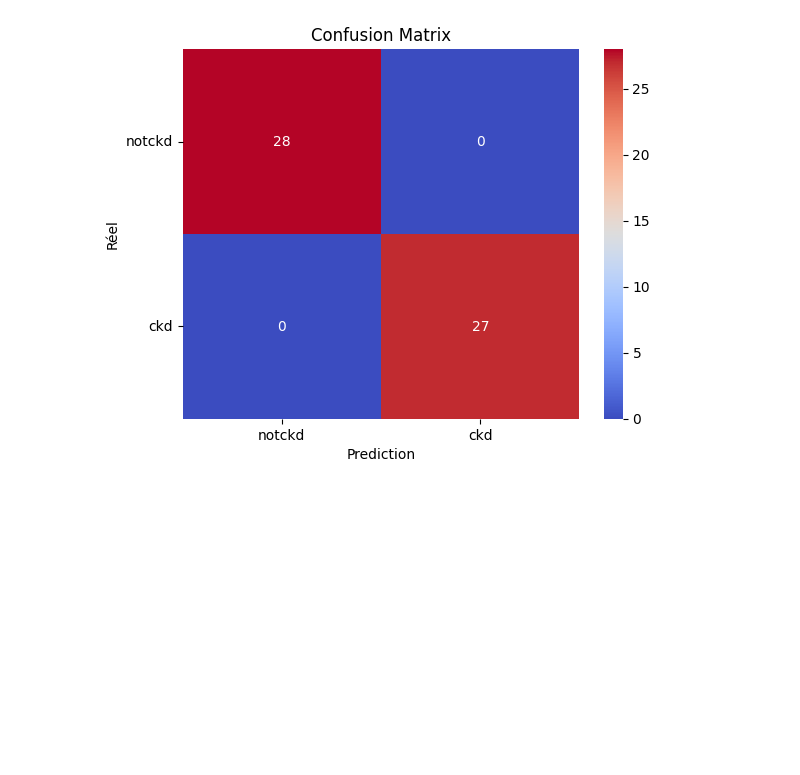
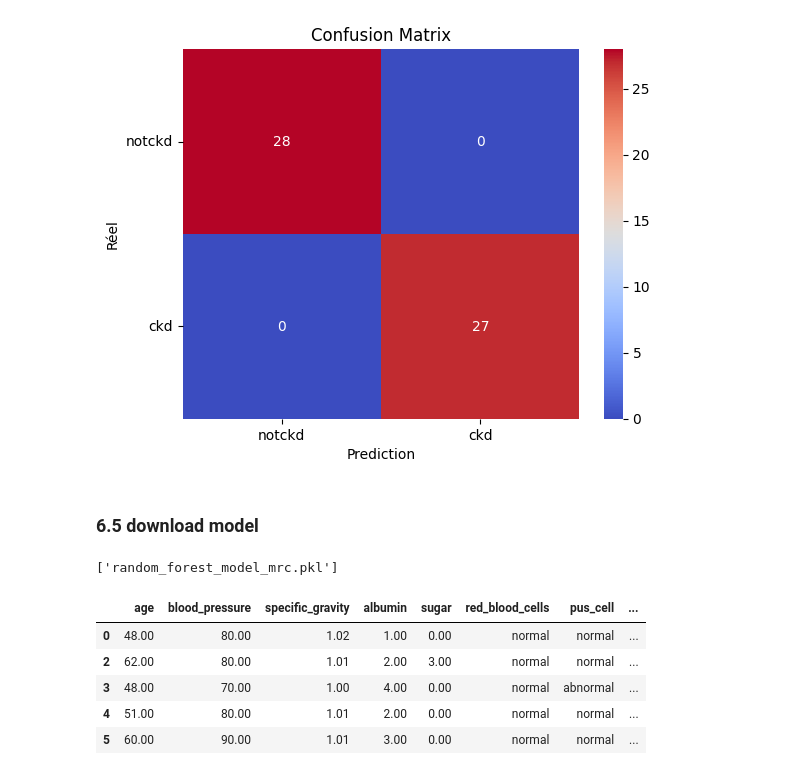
Before and after one commit to Dim2960/semiology_AI, a Jupyter notebook: mrc_folder/dataset.ipynb, the cells around one changed output. Saved outputs shown, nothing was run; the diff lists cells and outputs as text; code cells hidden in the pictures; blank space fills up the shorter version.

```diff
--- a/mrc_folder/dataset.ipynb
+++ b/mrc_folder/dataset.ipynb
@@ -1372,3 +1373,18 @@ plt.title('Confusion Matrix')
 plt.show()
 # %% [output]
 [figure]
+# %% [markdown]
+### 6.5 download model
+# %%
+joblib.dump(best_model_rfc, 'random_forest_model_mrc.pkl')
+# %% [output]
+['random_forest_model_mrc.pkl']
+# %%
+data_ml.head(5)
+# %% [output]
+|  | age | blood_pressure | specific_gravity | albumin | sugar | red_blood_cells | pus_cell | ... |
+| 0 | 48.00 | 80.00 | 1.02 | 1.00 | 0.00 | normal | normal | ... |
+| 2 | 62.00 | 80.00 | 1.01 | 2.00 | 3.00 | normal | normal | ... |
+| 3 | 48.00 | 70.00 | 1.00 | 4.00 | 0.00 | normal | abnormal | ... |
+| 4 | 51.00 | 80.00 | 1.01 | 2.00 | 0.00 | normal | normal | ... |
+| 5 | 60.00 | 90.00 | 1.01 | 3.00 | 0.00 | normal | normal | ... |
```
Also changed, not shown: parts of 5 cells of this notebook, 5 other files.
